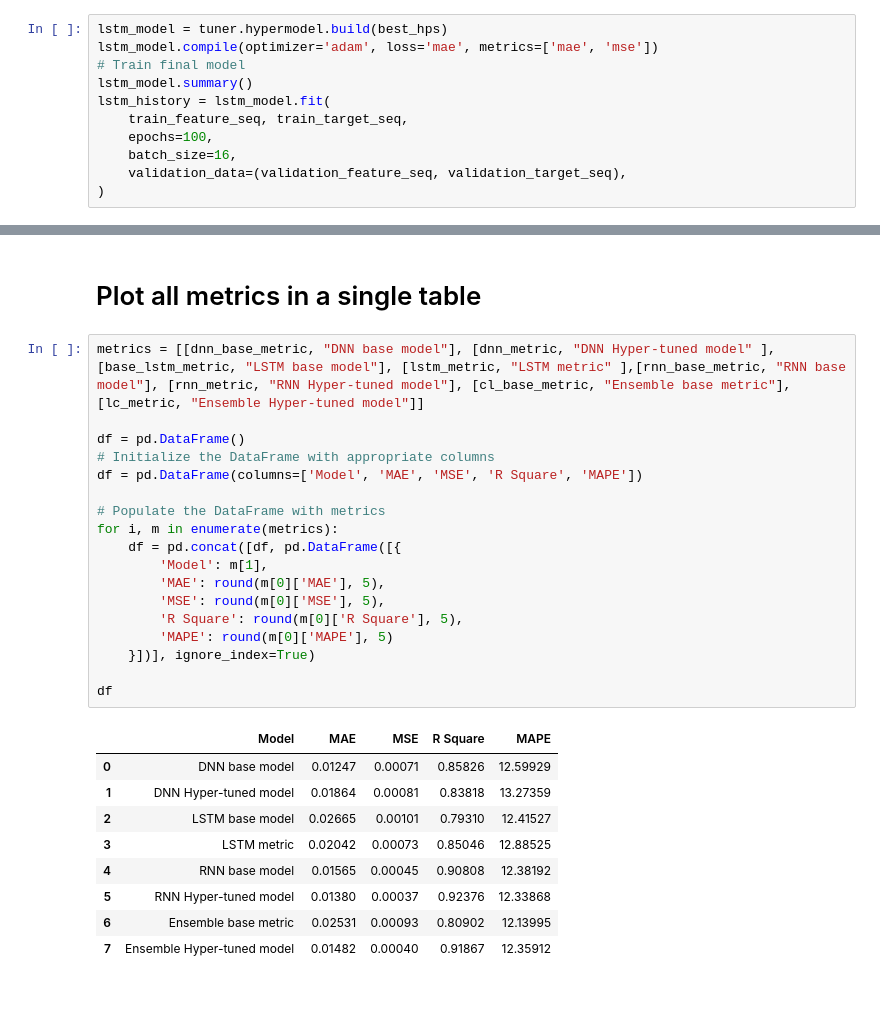
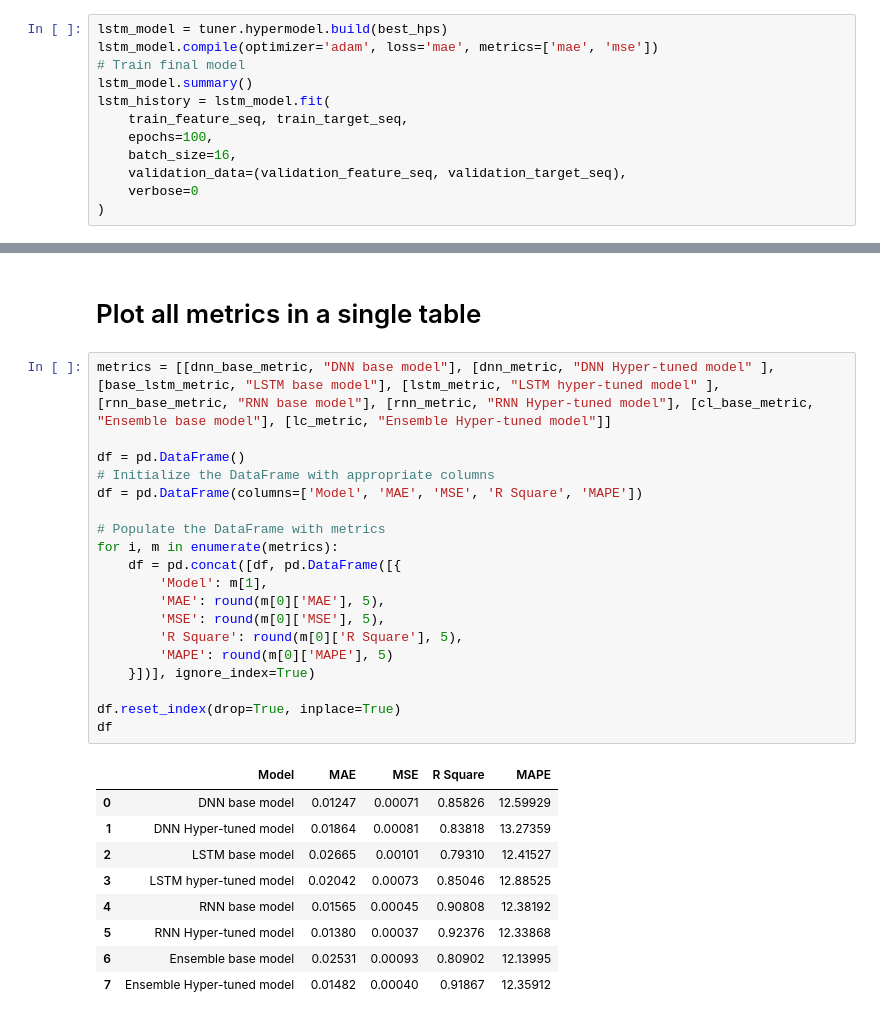
Before and after one commit to GurungPrabhu/GBP_USD-forecasting-model, a Jupyter notebook: DL_Assignment.ipynb, the cells around one changed output, grey strips where cells are left out. Cells and saved outputs as stored; diff of their text form.

```diff
--- a/DL_Assignment.ipynb
+++ b/DL_Assignment.ipynb
@@ -469,6 +467,7 @@ lstm_history = lstm_model.fit(
     epochs=100,
     batch_size=16,
     validation_data=(validation_feature_seq, validation_target_seq),
+    verbose=0
 )
 # %% [output]
 Model: "sequential_1"
@@ -890,31 +893,32 @@ plot_gbp_usd([actual_data, predicted_data])
 # %% [markdown]
 # Plot all metrics in a single table
 # %%
-metrics = [[dnn_base_metric, "DNN base model"], [dnn_metric, "DNN Hyper-tuned model" ],[base_lstm_metric, "LSTM base model"], [lstm_metric, "LSTM metric" ],[rnn_base_metric, "RNN base model"], [rnn_metric, "RNN Hyper-tuned model"], [cl_base_metric, "Ensemble base metric"], [lc_metric, "Ensemble Hyper-tuned model"]]
+metrics = [[dnn_base_metric, "DNN base model"], [dnn_metric, "DNN Hyper-tuned model" ],[base_lstm_metric, "LSTM base model"], [lstm_metric, "LSTM hyper-tuned model" ],[rnn_base_metric, "RNN base model"], [rnn_metric, "RNN Hyper-tuned model"], [cl_base_metric, "Ensemble base model"], [lc_metric, "Ensemble Hyper-tuned model"]]
 
 df = pd.DataFrame()
 # Initialize the DataFrame with appropriate columns
 df = pd.DataFrame(columns=['Model', 'MAE', 'MSE', 'R Square', 'MAPE'])
 
 # Populate the DataFrame with metrics
 for i, m in enumerate(metrics):
 	df = pd.concat([df, pd.DataFrame([{
 		'Model': m[1],
 		'MAE': round(m[0]['MAE'], 5),
 		'MSE': round(m[0]['MSE'], 5),
 		'R Square': round(m[0]['R Square'], 5),
 		'MAPE': round(m[0]['MAPE'], 5)
 	}])], ignore_index=True)
 
+df.reset_index(drop=True, inplace=True)
 df
 # %% [output]
 |  | Model | MAE | MSE | R Square | MAPE |
 | 0 | DNN base model | 0.01247 | 0.00071 | 0.85826 | 12.59929 |
 | 1 | DNN Hyper-tuned model | 0.01864 | 0.00081 | 0.83818 | 13.27359 |
 | 2 | LSTM base model | 0.02665 | 0.00101 | 0.79310 | 12.41527 |
-| 3 | LSTM metric | 0.02042 | 0.00073 | 0.85046 | 12.88525 |
+| 3 | LSTM hyper-tuned model | 0.02042 | 0.00073 | 0.85046 | 12.88525 |
 | 4 | RNN base model | 0.01565 | 0.00045 | 0.90808 | 12.38192 |
 | 5 | RNN Hyper-tuned model | 0.01380 | 0.00037 | 0.92376 | 12.33868 |
-| 6 | Ensemble base metric | 0.02531 | 0.00093 | 0.80902 | 12.13995 |
+| 6 | Ensemble base model | 0.02531 | 0.00093 | 0.80902 | 12.13995 |
 | 7 | Ensemble Hyper-tuned model | 0.01482 | 0.00040 | 0.91867 | 12.35912 |
 # %%
```
Also changed, not shown: parts of 4 cells of this notebook.
